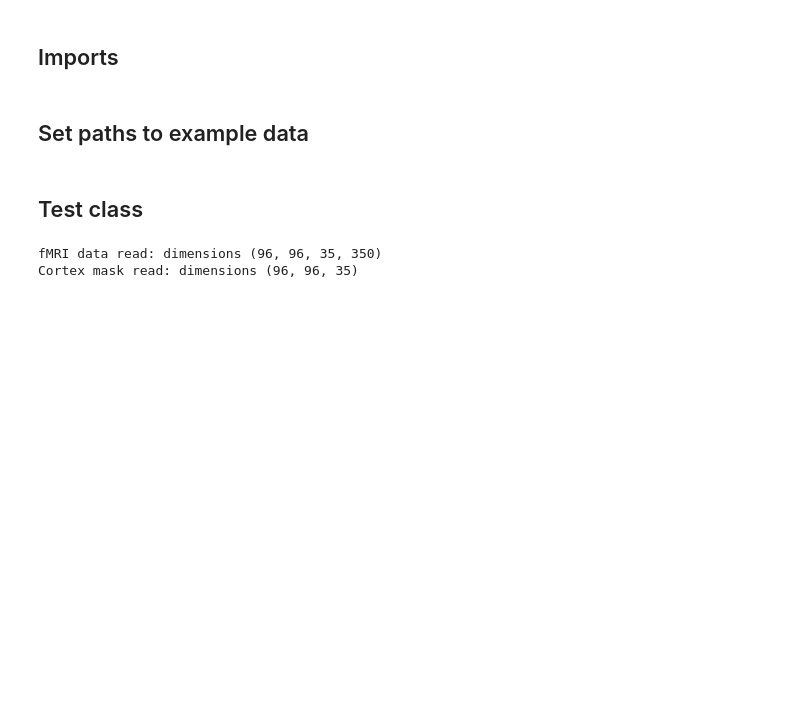
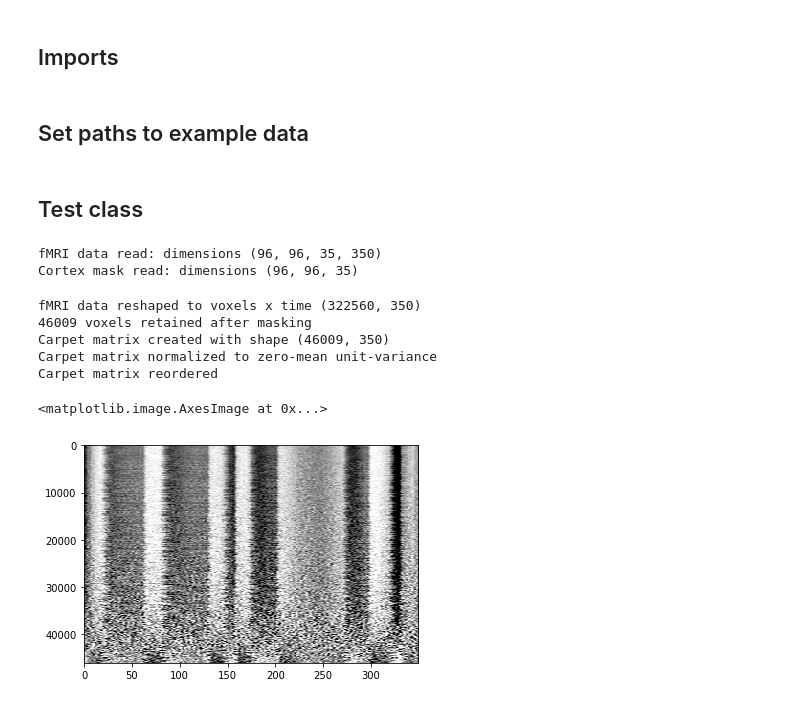
Before and after one commit to niksirbi/pcarpet, a Jupyter notebook: examples/human_data.ipynb, the cells around one changed output. Cells and saved outputs as stored; diff of their text form; code cells hidden in the pictures; blank space fills up the shorter version.

Commit message:
function aded for computing carpet matrix

```diff
--- a/examples/human_data.ipynb
+++ b/examples/human_data.ipynb
@@ -24,3 +24,16 @@ example = pcarpet.Dataset(func, cortex_mask, TR=2., tSNR_thresh=15., ncomp=5)
 # %% [output]
 fMRI data read: dimensions (96, 96, 35, 350)
 Cortex mask read: dimensions (96, 96, 35)
+# %%
+arr = example.get_carpet(reorder=True)
+# %% [output]
+fMRI data reshaped to voxels x time (322560, 350)
+46009 voxels retained after masking
+Carpet matrix created with shape (46009, 350)
+Carpet matrix normalized to zero-mean unit-variance
+Carpet matrix reordered
+# %%
+plt.imshow(arr, aspect='auto', cmap='Greys_r', vmin=-2, vmax=2)
+# %% [output]
+<matplotlib.image.AxesImage at 0x...>
+[figure, added]
```
Also changed, not shown: 1 other file.
